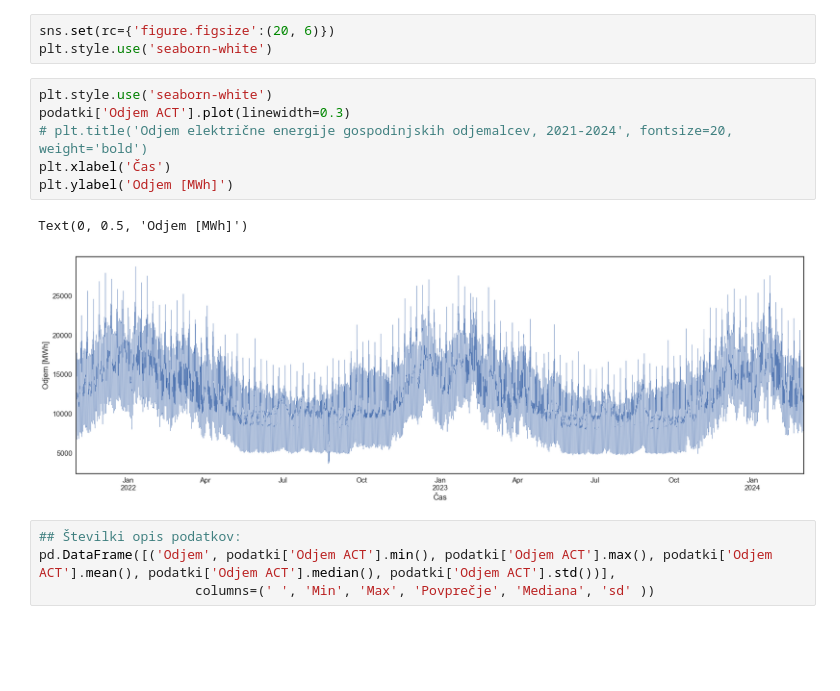
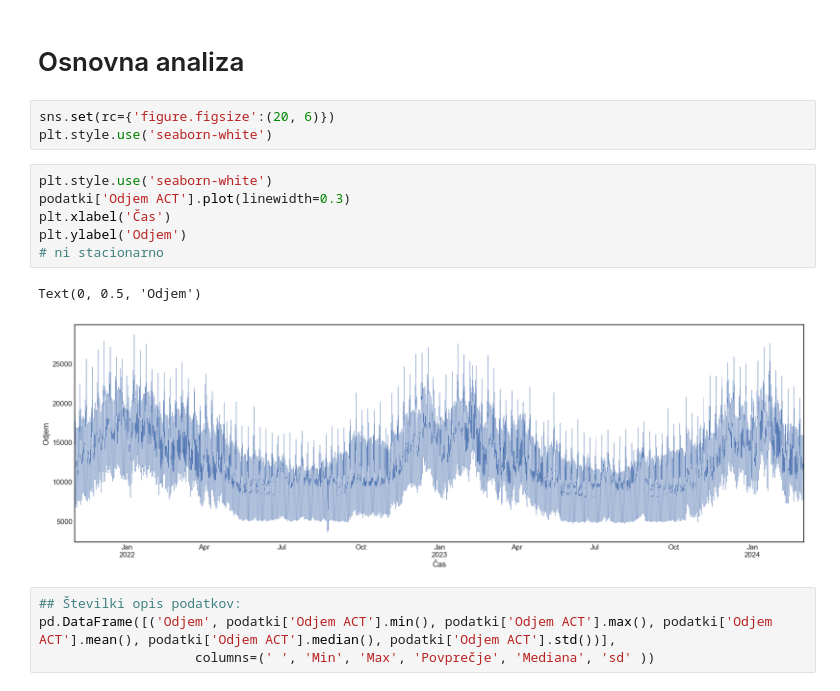
Before and after one commit to karolina-sa/Matematika-z-racunalnikom-projekt, a Jupyter notebook: napredna_analiza.ipynb, the cells around one changed output. Cells and saved outputs as stored; diff of their text form; blank space fills up the shorter version.

```diff
--- a/napredna_analiza.ipynb
+++ b/napredna_analiza.ipynb
@@ -48,18 +51,20 @@ podatki
 | 2024-02-29 22:30:00 | 10218.60 | 6.50 | 7.300 | 0.0 | 0.0 | 2024 | 2 | ... |
 | 2024-02-29 22:45:00 | 9887.46 | 6.50 | 7.300 | 0.0 | 0.0 | 2024 | 2 | ... |
 81696 rows × 9 columns
+# %% [markdown]
+# Osnovna analiza
 # %%
 sns.set(rc={'figure.figsize':(20, 6)})
 plt.style.use('seaborn-white')
 # %%
 plt.style.use('seaborn-white')
 podatki['Odjem ACT'].plot(linewidth=0.3)
-# plt.title('Odjem električne energije gospodinjskih odjemalcev, 2021-2024', fontsize=20, weight='bold')
 plt.xlabel('Čas')
-plt.ylabel('Odjem [MWh]')
+plt.ylabel('Odjem')
+# ni stacionarno
 # %% [output]
-Text(0, 0.5, 'Odjem [MWh]')
+Text(0, 0.5, 'Odjem')
-[figure, old version]
+[figure, new version]
 # %%
 ## Številki opis podatkov:
 pd.DataFrame([('Odjem', podatki['Odjem ACT'].min(), podatki['Odjem ACT'].max(), podatki['Odjem ACT'].mean(), podatki['Odjem ACT'].median(), podatki['Odjem ACT'].std())],
```
Also changed, not shown: parts of 52 cells of this notebook, 1 other file.
